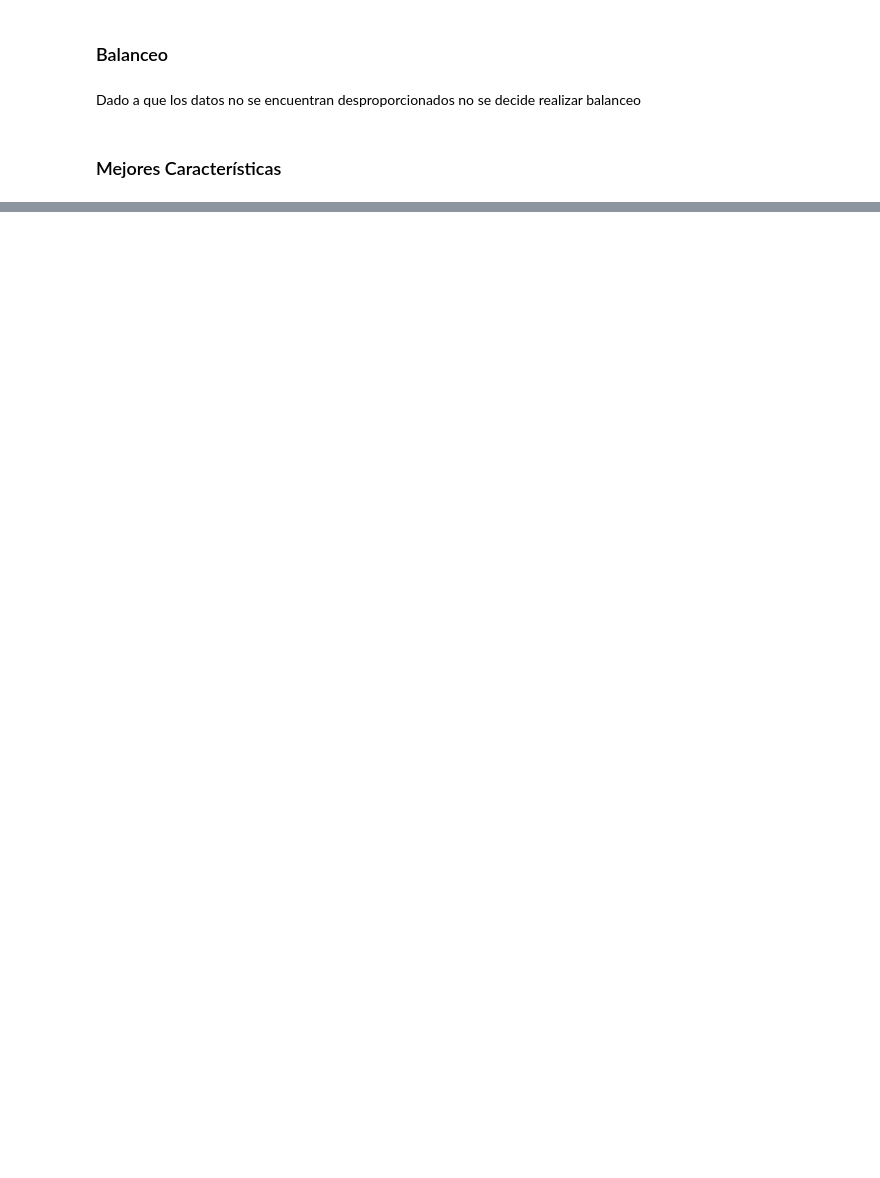
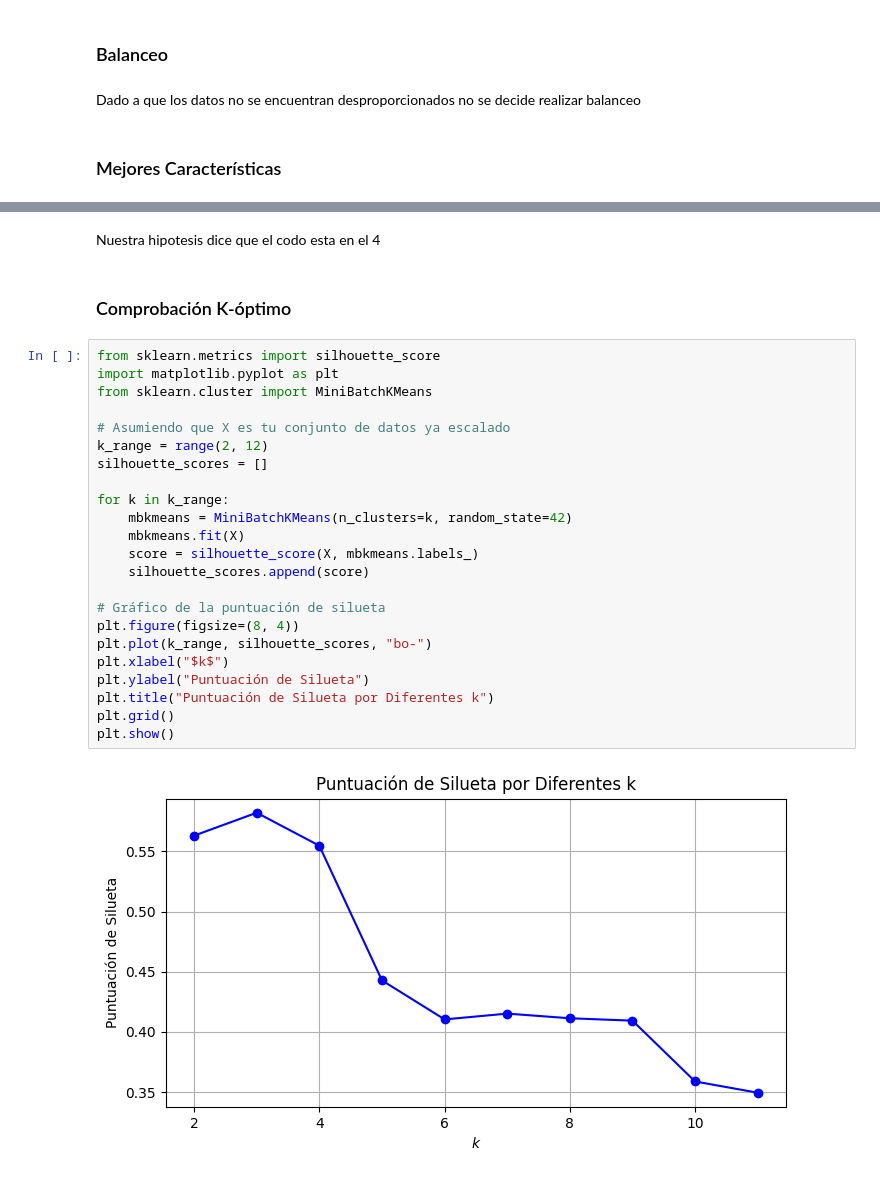
Before and after one commit to TheMorderous/Monopoly, a Jupyter notebook: Ev2_Banco_Monopoly_Los_nami_nami.ipynb, the cells around one changed output, grey strips where cells are left out. Drawn from its saved outputs; the diff is of its cells as text; blank space fills up the shorter version.

```diff
--- a/Ev2_Banco_Monopoly_Los_nami_nami.ipynb
+++ b/Ev2_Banco_Monopoly_Los_nami_nami.ipynb
@@ -1146,0 +1285,29 @@ La característica CambioPin tiene un score de 0.01
+# %% [markdown]
+Nuestra hipotesis dice que el codo esta en el 4
+# %% [markdown]
+### Comprobación K-óptimo
+# %%
+from sklearn.metrics import silhouette_score
+import matplotlib.pyplot as plt
+from sklearn.cluster import MiniBatchKMeans
+
+# Asumiendo que X es tu conjunto de datos ya escalado
+k_range = range(2, 12)
+silhouette_scores = []
+
+for k in k_range:
+    mbkmeans = MiniBatchKMeans(n_clusters=k, random_state=42)
+    mbkmeans.fit(X)
+    score = silhouette_score(X, mbkmeans.labels_)
+    silhouette_scores.append(score)
+
+# Gráfico de la puntuación de silueta
+plt.figure(figsize=(8, 4))
+plt.plot(k_range, silhouette_scores, "bo-")
+plt.xlabel("$k$")
+plt.ylabel("Puntuación de Silueta")
+plt.title("Puntuación de Silueta por Diferentes k")
+plt.grid()
+plt.show()
+# %% [output]
+[figure, added]
```
Also changed, not shown: parts of 48 cells of this notebook.
